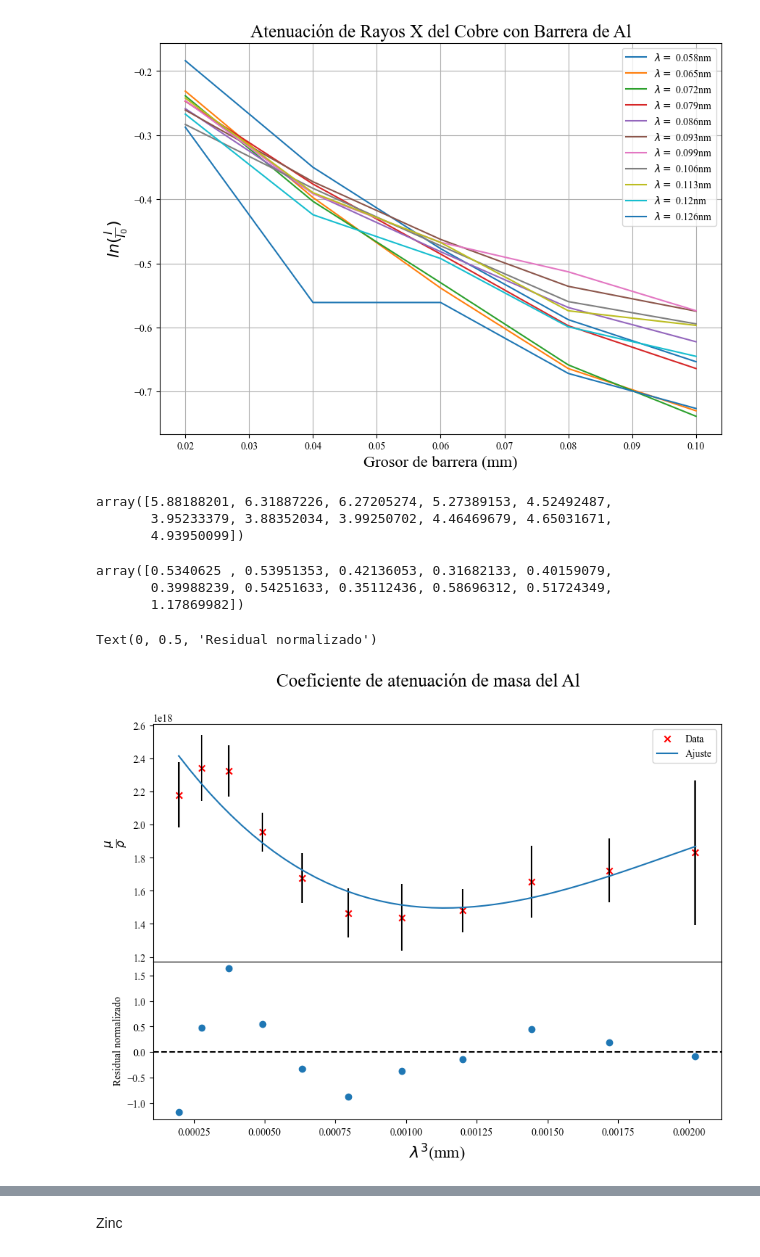
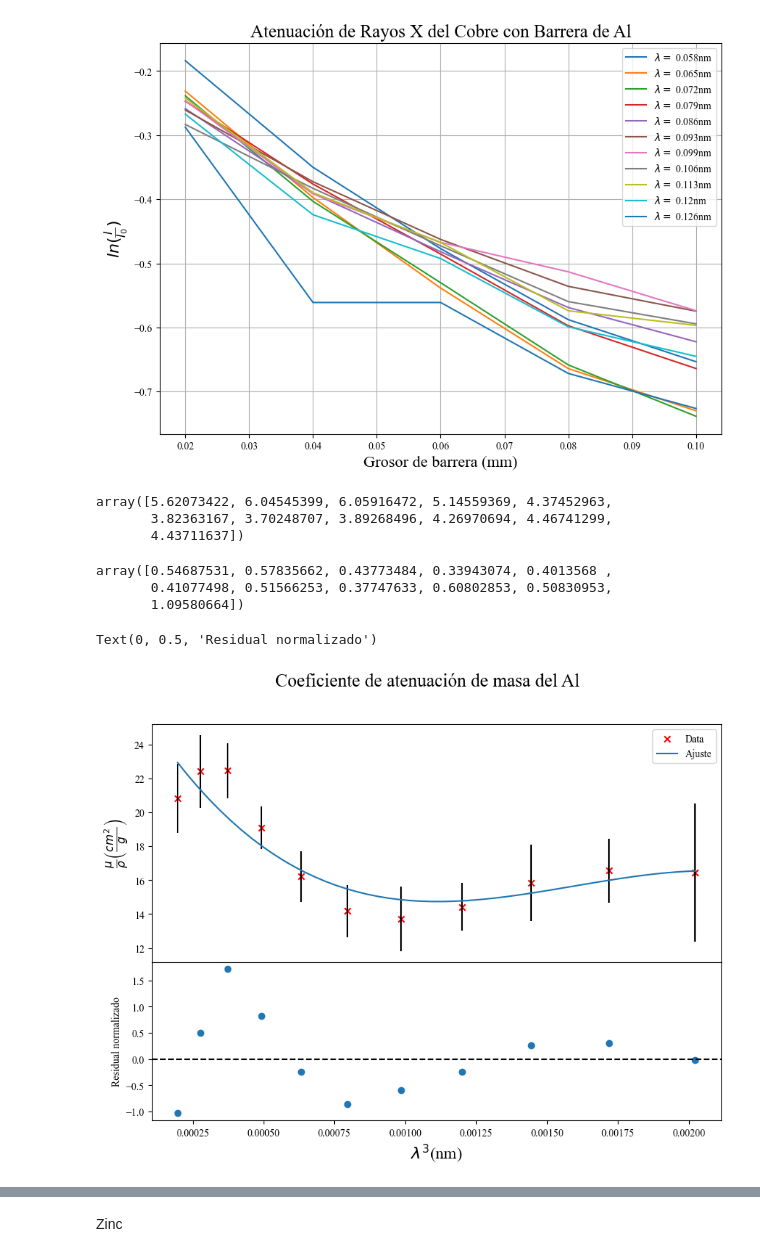
Before and after one commit to slaverdeg/Laboratorio-Intermedio-1, a Jupyter notebook: Rayos X/Actividades_2_y_4.ipynb, the cells around one changed output, grey strips where cells are left out. Cells and saved outputs as stored; diff of their text form; code cells hidden in the pictures.

```diff
--- a/Rayos X/Actividades_2_y_4.ipynb
+++ b/Rayos X/Actividades_2_y_4.ipynb
@@ -105,7 +111,7 @@ plt.figure(figsize = (10, 7))
 for i in range(len(data_Al)):
     y = np.log(data_Al[i]/I0[i])
     incer_y = (I0[i]/data_Al[i])*np.sqrt(incer_I**2 + (incer_I/(I0[i]**2))**2)
-    coef,cov = np.polyfit(barreras,y, 1, cov=True)
+    coef,cov = np.polyfit(barreras,y, 1, cov=True,w=incer_y)
     miu[i] = coef[0]
     incer_miu[i] = np.sqrt(cov[0, 0])
     plt.plot(barreras,y,label= r'$\lambda=$' + ' ' + str(round(lambdas[i],3)) + 'nm')
@@ -121,43 +127,43 @@ plt.legend()
 miu *= -1
 miu
 # %% [output]
-array([5.88188201, 6.31887226, 6.27205274, 5.27389153, 4.52492487,
-       3.95233379, 3.88352034, 3.99250702, 4.46469679, 4.65031671,
-       4.93950099])
+array([5.62073422, 6.04545399, 6.05916472, 5.14559369, 4.37452963,
+       3.82363167, 3.70248707, 3.89268496, 4.26970694, 4.46741299,
+       4.43711637])
 # %%
 incer_miu
 # %% [output]
-array([0.5340625 , 0.53951353, 0.42136053, 0.31682133, 0.40159079,
-       0.39988239, 0.54251633, 0.35112436, 0.58696312, 0.51724349,
-       1.17869982])
+array([0.54687531, 0.57835662, 0.43773484, 0.33943074, 0.4013568 ,
+       0.41077498, 0.51566253, 0.37747633, 0.60802853, 0.50830953,
+       1.09580664])
 # %%
 rho_Al = 2698*1e-9 #Kg/mm3
 Z_Al = 13
-y = (miu/rho_Al) * 1e12 #nm2/Kg
+y = (miu/rho_Al) * 1e-5 #cm2/g
 x = lambdas**3
 x_ = np.linspace(x[0],x[-1])
-coef,cov = np.polyfit(x,y,3,cov=True)
+incer_y = np.abs((incer_miu/rho_Al)*1e-5)
+coef,cov = np.polyfit(x,y,3,cov=True,w=incer_y)
 model = np.poly1d(coef)
-incer_y = np.abs((incer_miu/rho_Al)*1e12)
 plt.rc('font', family='Times New Roman')
 
 fig, axs = plt.subplots(2, 1, figsize=(10, 7), gridspec_kw={'height_ratios': [1.5, 1]},sharex=True)
 fig.subplots_adjust(hspace=0)
 fig.suptitle("Coeficiente de atenuación de masa del Al", fontsize=18)
 
 axs[0].scatter(x,y,marker='x',color='r',label='Data')
 axs[0].errorbar(x,y,yerr= incer_y, fmt='none', ecolor='black')
 axs[0].plot(x_,model(x_),label='Ajuste')
-axs[0].set_ylabel(r'$\frac{\mu}{\rho}$', fontsize=16)
+axs[0].set_ylabel(r'$\frac{\mu}{\rho} \left( \frac{cm^{2}}{g} \right)$', fontsize=16)
 #axs[0].text(0.184,0.00152,'m = (109e-04 $\pm$ 2e-04)\nb = (0.6e-05 $\pm$ 2.8e-05)\n$R^{2} = 0.973$',fontsize=10, bbox=dict(facecolor='white', edgecolor='black', boxstyle='round'))
 axs[0].legend()
 
 axs[1].scatter(x,(y-model(x))/incer_y)
 axs[1].axhline(y=0, color='black', linestyle='--')
-axs[1].set_xlabel(r'$\lambda^{3}$' + "(mm)",fontsize=16)
+axs[1].set_xlabel(r'$\lambda^{3}$' + "(nm)",fontsize=16)
 axs[1].set_ylabel('Residual normalizado')
 #axs[1].set_ylim(-6.,7.5)
 #axs[1].set_yticks(np.arange(-4.5, 7., 1.5))
 # %% [output]
 Text(0, 0.5, 'Residual normalizado')
-[figure, old version]
+[figure, new version]
```
Also changed, not shown: parts of 15 cells of this notebook.
